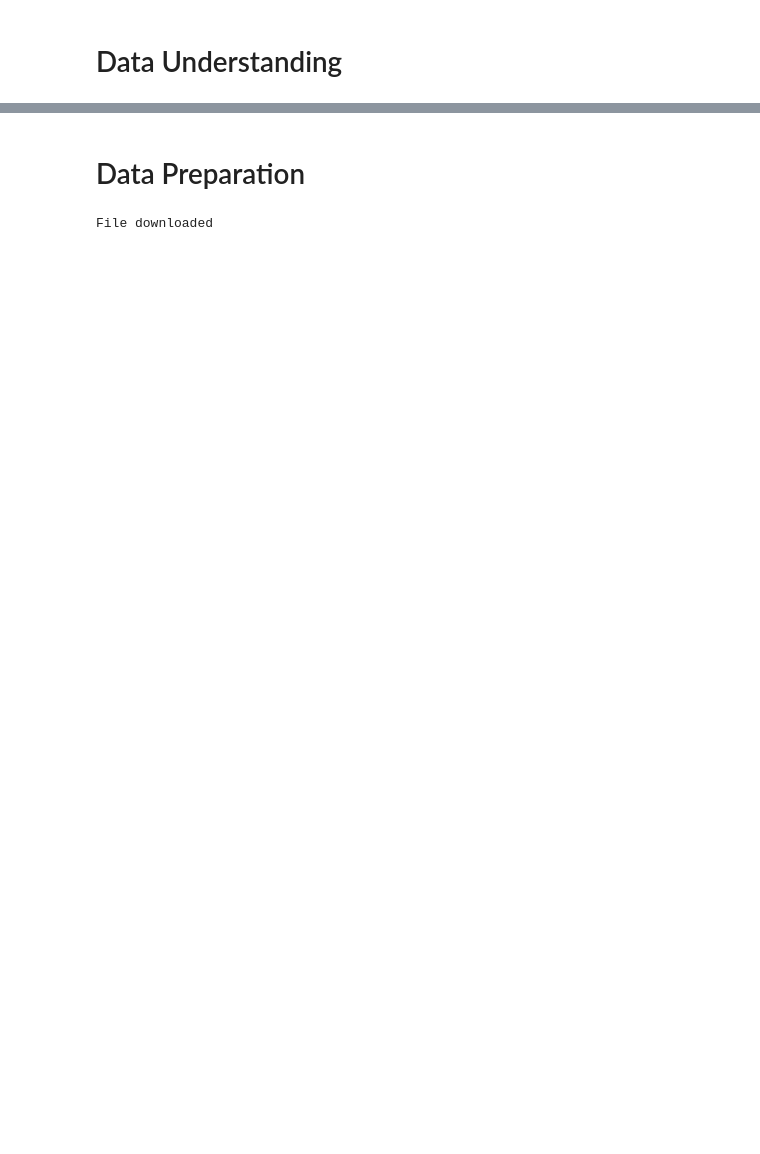
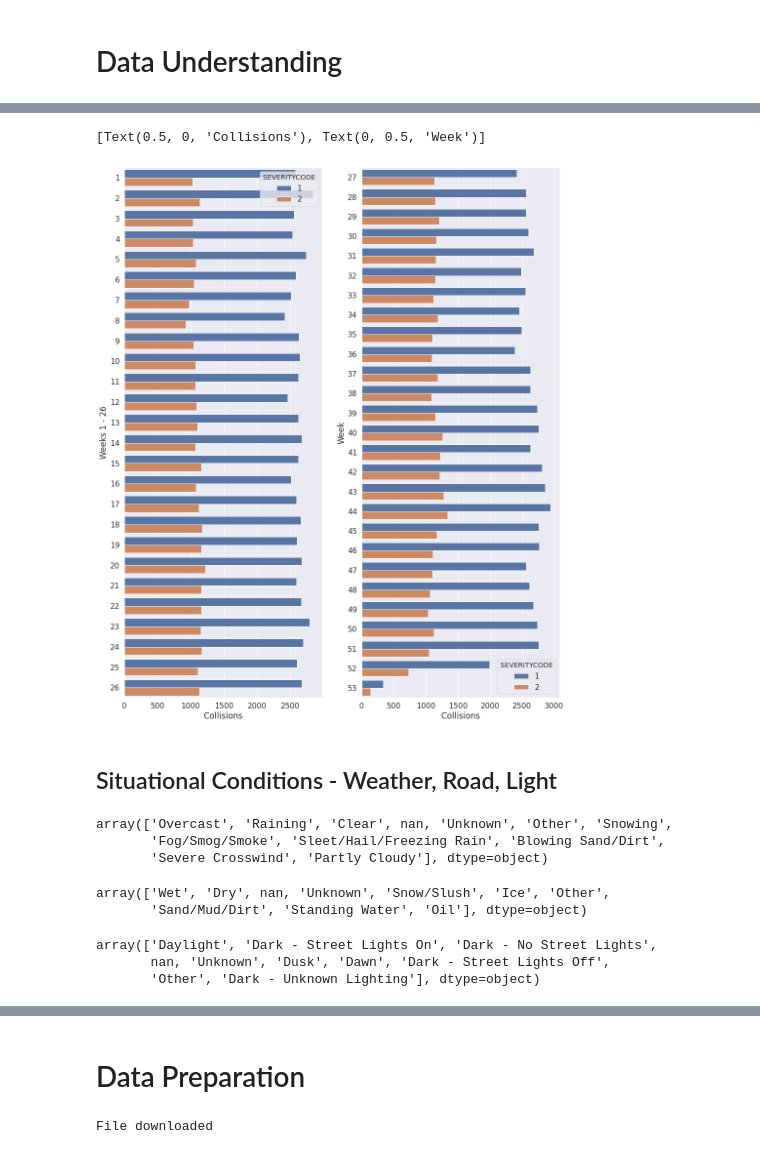
Before and after one commit to koursera/Coursera_Capstone, a Jupyter notebook: Traffic-Accident-Prediction-CRISP.ipynb, the cells around one changed output, grey strips where cells are left out. Cells and saved outputs as stored; diff of their text form; code cells hidden in the pictures; blank space fills up the shorter version.

```diff
--- a/Traffic-Accident-Prediction-CRISP.ipynb
+++ b/Traffic-Accident-Prediction-CRISP.ipynb
@@ -49,0 +435,11 @@ TODO - Merge DU section
+# %%
+fig, (ax5, ax6) = plt.subplots(1, 2, figsize = (16, 20))
+sns.countplot(y="YEARWEEK", hue="SEVERITYCODE", data=df_explore[(df_explore.YEARWEEK <= 26)], ax=ax5)
+ax5.set(xlabel='Collisions', ylabel="Weeks 1 - 26")
+sns.countplot(y="YEARWEEK", hue="SEVERITYCODE", data=df_explore[(df_explore.YEARWEEK > 26)], ax=ax6)
+ax6.set(xlabel='Collisions', ylabel="Week")
+# %% [output]
+[Text(0.5, 0, 'Collisions'), Text(0, 0.5, 'Week')]
+[figure, added]
+# %% [markdown]
+## Situational Conditions - Weather, Road, Light
@@ -49,0 +448,17 @@ TODO - Merge DU section
+# %%
+df_explore['WEATHER'].unique()
+# %% [output]
+array(['Overcast', 'Raining', 'Clear', nan, 'Unknown', 'Other', 'Snowing',
+       'Fog/Smog/Smoke', 'Sleet/Hail/Freezing Rain', 'Blowing Sand/Dirt',
+       'Severe Crosswind', 'Partly Cloudy'], dtype=object)
+# %%
+df_explore['ROADCOND'].unique()
+# %% [output]
+array(['Wet', 'Dry', nan, 'Unknown', 'Snow/Slush', 'Ice', 'Other',
+       'Sand/Mud/Dirt', 'Standing Water', 'Oil'], dtype=object)
+# %%
+df_explore['LIGHTCOND'].unique()
+# %% [output]
+array(['Daylight', 'Dark - Street Lights On', 'Dark - No Street Lights',
+       nan, 'Unknown', 'Dusk', 'Dawn', 'Dark - Street Lights Off',
+       'Other', 'Dark - Unknown Lighting'], dtype=object)
```
Also changed, not shown: parts of 173 cells of this notebook.
